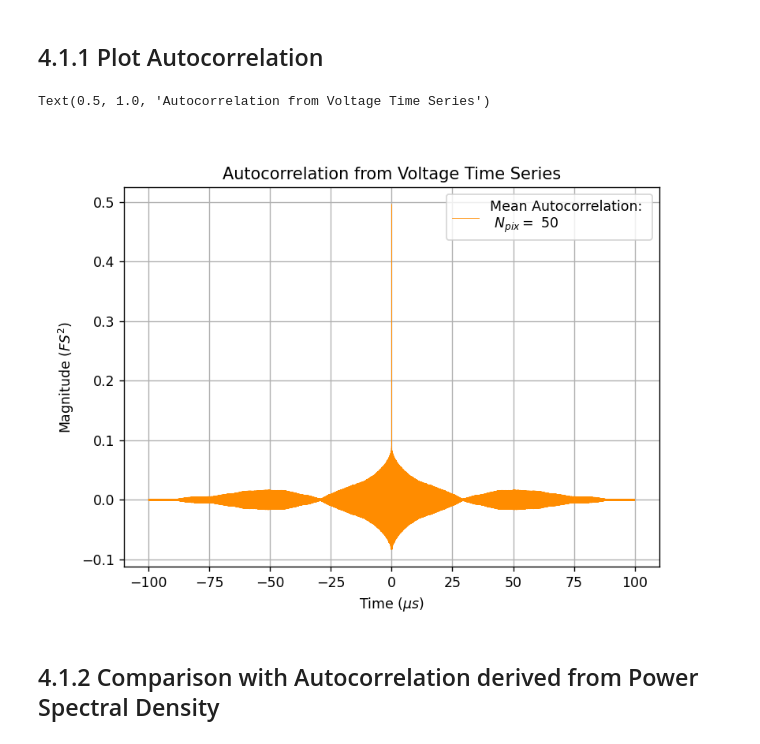
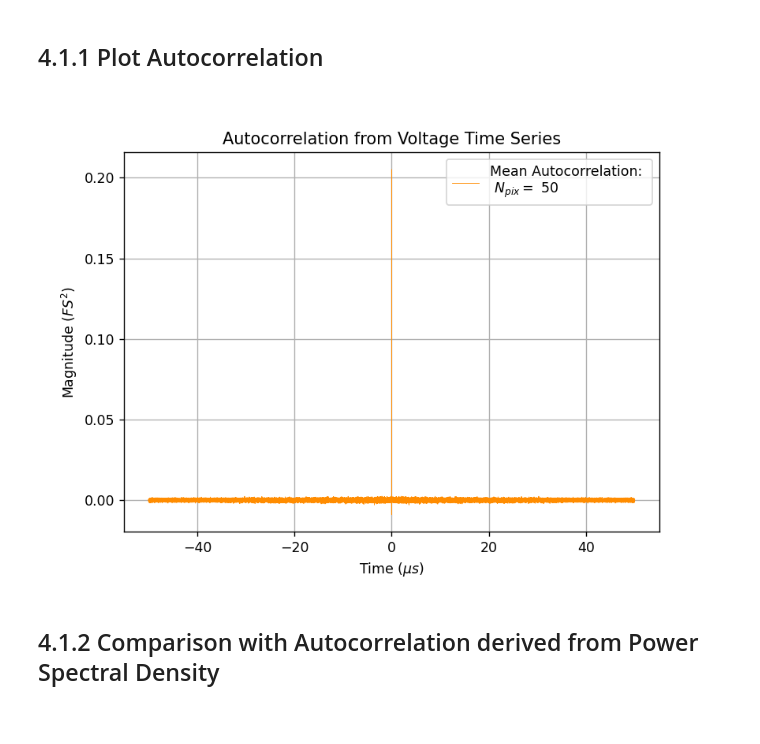
Before and after one commit to jaianandiyer690/Presto-Measurement-Scripts, a Jupyter notebook: LKIPA Measurements/LKIPA Time Series.ipynb, the cells around one changed output. Drawn from its saved outputs; the diff is of its cells as text; code cells hidden in the pictures.

```diff
--- a/LKIPA Measurements/LKIPA Time Series.ipynb
+++ b/LKIPA Measurements/LKIPA Time Series.ipynb
@@ -59,11 +59,11 @@ PORT    = 42873                 # TCP Port
 INPUT_PORT = 5                  # Correlated vacuum input to presto, output frm JPA
 ADC_ATT = 0.0                   # dB, 0.0 to 27.0
 INPUT_NCO = 0                   # Hz, 0 to 10 GHz
-DF = 5e3                      # MHz
+DF = 10e3                      # MHz
 
 # FLUX PUMP Output (DAC) settings
 FLUX_PORT = 2                   # Pump frequency comb output from presto, input to JPA
-PUMP_AMP = 0.13                # amplitude of pump signal, 0 for vacuum
+PUMP_AMP = 0.0                # amplitude of pump signal, 0 for vacuum
 PHASEI = 0.0                    # rad
 PHASEQ = PHASEI - np.pi / 2     # rad
 f0= 4.428e9                     # Resonance Frequency (Hz)  4427780358
@@ -73,7 +73,7 @@ PUMP_FREQ = 2 * f0 - PUMP_NCO   # Hz, 0 to 500 MHz, intermediate frequency
 # DC BIAS settings
 DC_PORT = 2                     # DC Bias for optimal operating point of JPA
 DAC_CURR = 32_000               # μA, 2250 to 40500
-DC_BIAS = 1.7                   # Set LKIPA Resonance to 4.428 GHz, taken from latest calibration (2.2 for PUMP OFF, 0.5 for PUMP= 0.25)
+DC_BIAS = 2.2                   # Set LKIPA Resonance to 4.428 GHz, taken from latest calibration (2.2 for PUMP OFF, 0.5 for PUMP= 0.25)
 
 # Converter configuration for Presto hardware
 CONVERTER_CONFIGURATION = {
@@ -422,29 +422,28 @@ autocorr_ts_avg = np.mean(autocorr_ts, axis=0)
 # %%
 fig, ax= plt.subplots(
     figsize=(7, 5),
     dpi=125
 )
 ax.plot(
     t_arr - t_arr[-1]/2,
-    autocorr_ts_avg,
+    autocorr_ts[0],
     lw=0.5,
     color='darkorange',
     label='Mean Autocorrelation: \n $N_{pix} =$ ' + str(N_PIX // frac)
     )
 ax.grid()
 ax.legend(bbox_to_anchor=(1,1))
 ax.set_xlabel('Time ($\\mu s$)')
 ax.set_ylabel('Magnitude ($FS^2$)')
 ax.set_title('Autocorrelation from Voltage Time Series')
 
 # SAVE FIGURE
 if PUMP_AMP!=0:
     fig.savefig(
         fname=f'Figures/Autocorrelation/LKIPA-Autocorr-DC_BIAS={DC_BIAS}V-pump={PUMP_AMP}-df={DF // 1e3}kHz.png'
     )
 # %% [output]
-Text(0.5, 1.0, 'Autocorrelation from Voltage Time Series')
-[figure, old version]
+[figure, new version]
 # %% [markdown]
 ## 4.1.2 Comparison with Autocorrelation derived from Power Spectral Density
 # %%
```
Also changed, not shown: parts of 7 cells of this notebook, 15 other files.
